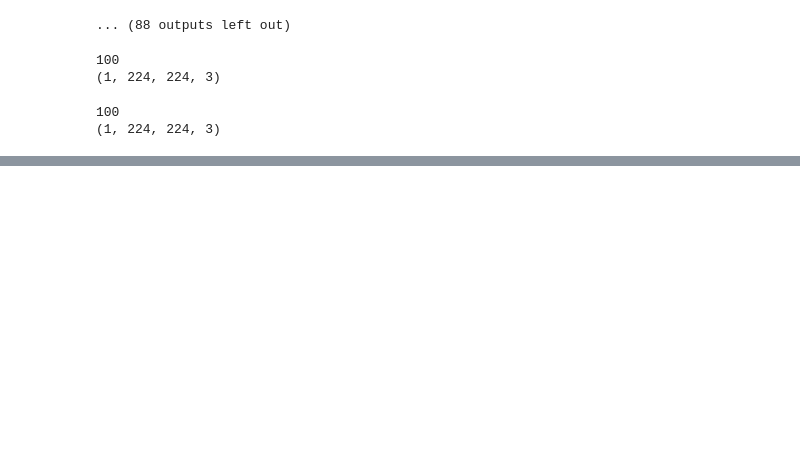
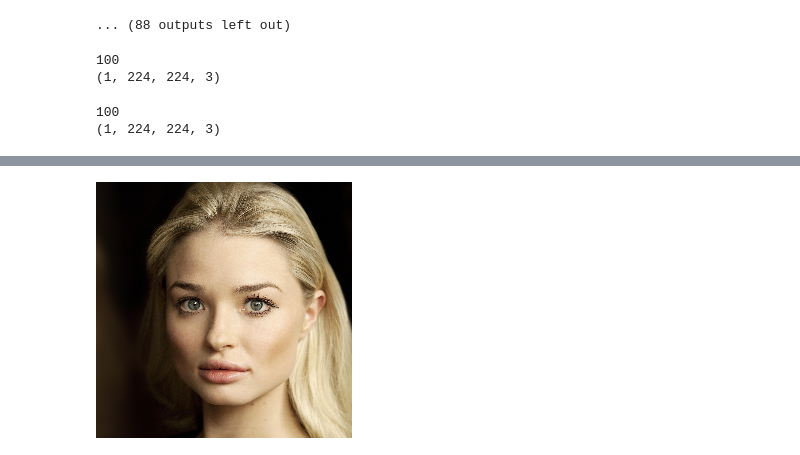
Before and after one commit to AryanSehgal/Anime-Face-Generator---BTP-, a Jupyter notebook: Generator.ipynb, the cells around one changed output, grey strips where cells are left out. Cells and saved outputs as stored; diff of their text form; code cells hidden in the pictures; blank space fills up the shorter version.

```diff
--- a/Generator.ipynb
+++ b/Generator.ipynb
@@ -99,7 +99,6 @@ all_images_human = []
 for i in tqdm(face_images):
     img = utils.load_img(i, target_size=(224,224,3))
     img = utils.img_to_array(img)
-    img = img/255.0
 
 #     print("Before - ", img.shape)
     img = np.expand_dims(img,axis=0)
@@ -110,7 +109,6 @@ for i in tqdm(face_images):
 for i in tqdm(anime_images):
     img = utils.load_img(i, target_size=(224,224,3))
     img = utils.img_to_array(img)
-    img = img/255.0
 
 #     print("Before - ", img.shape)
     img = np.expand_dims(img,axis=0)
@@ -376 +440,5 @@ print(all_images_anime[0].shape)
+# %%
+utils.load_img(face_images[3])
+# %% [output]
+[figure, added]
 # %%
```
Also changed, not shown: parts of 17 cells of this notebook.
